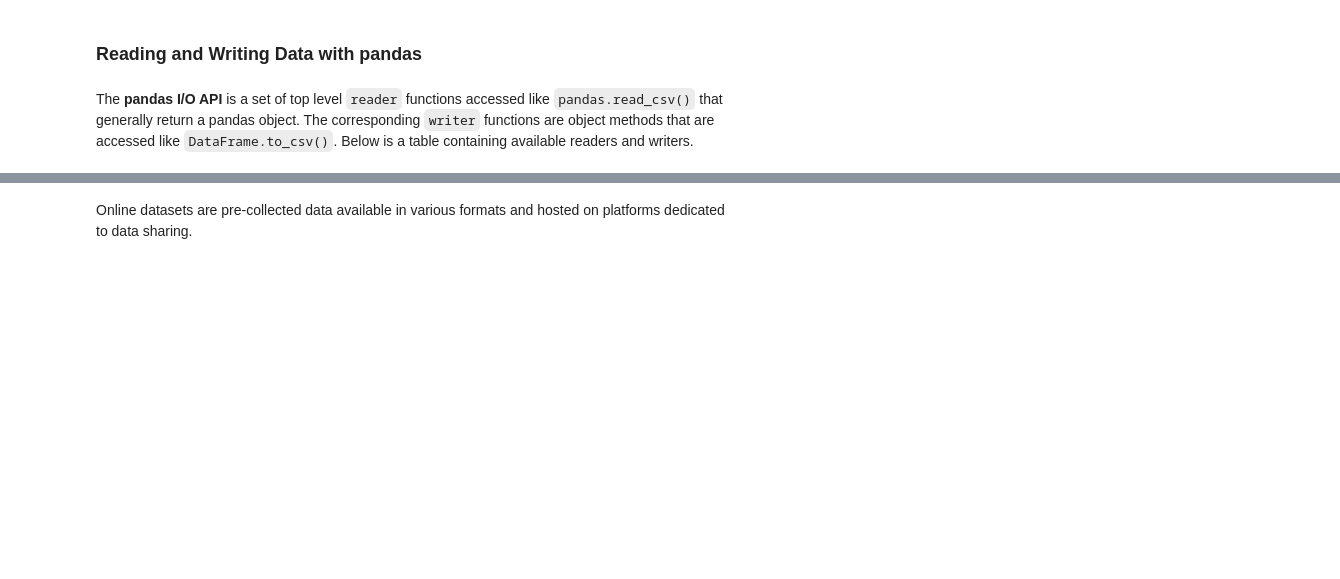
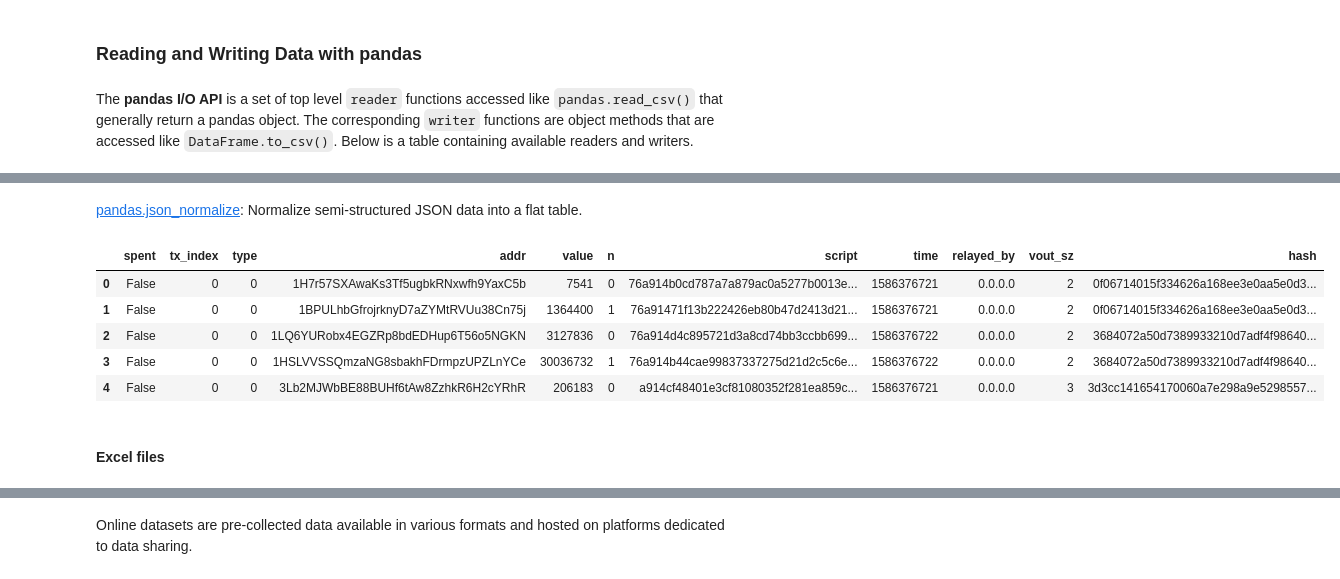
Before and after one commit to ervinstrmcnik/python-data-analytics, a Jupyter notebook: Part_04_Acquiring_Your_Data/Acquiring_Your_Data.ipynb, the cells around one changed output, grey strips where cells are left out. Saved outputs shown, nothing was run; the diff lists cells and outputs as text; code cells hidden in the pictures; blank space fills up the shorter version.

```diff
--- a/Part_04_Acquiring_Your_Data/Acquiring_Your_Data.ipynb
+++ b/Part_04_Acquiring_Your_Data/Acquiring_Your_Data.ipynb
@@ -271,0 +596,20 @@ The **pandas I/O API** is a set of top level `reader` functions accessed like `p
+# %%
+# example 2
+import json
+
+temp_file_path = data_folder_path / "temp_temperatures.json"
+
+with (data_folder_path / "temperatures.json").open("rt") as f:
+    raw_data = json.load(f)
+
+raw_data = raw_data["data"]
+
+with temp_file_path.open("wt") as f:
+    json.dump(raw_data, f, indent=4)
+
+data = pd.read_json(temp_file_path, orient="index")
+
+# remove the file
+temp_file_path.unlink()
+
+data.head()
@@ -271,0 +660,18 @@ The **pandas I/O API** is a set of top level `reader` functions accessed like `p
+# %% [markdown]
+[pandas.json_normalize](https://pandas.pydata.org/pandas-docs/stable/reference/api/pandas.json_normalize.html): Normalize semi-structured JSON data into a flat table.
+# %%
+# example 4
+with (data_folder_path / "transactions.json").open("rt") as f:
+    data = json.load(f)
+
+trans = pd.json_normalize(data["txs"], record_path=["out"], meta=["time", "relayed_by", "vout_sz", "hash"])
+trans.head()
+# %% [output]
+|  | spent | tx_index | type | addr | value | n | script | time | relayed_by | vout_sz | hash |
+| 0 | False | 0 | 0 | 1H7r57SXAwaKs3Tf5ugbkRNxwfh9YaxC5b | 7541 | 0 | 76a914b0cd787a7a879ac0a5277b0013e... | 1586376721 | 0.0.0.0 | 2 | 0f06714015f334626a168ee3e0aa5e0d3... |
+| 1 | False | 0 | 0 | 1BPULhbGfrojrknyD7aZYMtRVUu38Cn75j | 1364400 | 1 | 76a91471f13b222426eb80b47d2413d21... | 1586376721 | 0.0.0.0 | 2 | 0f06714015f334626a168ee3e0aa5e0d3... |
+| 2 | False | 0 | 0 | 1LQ6YURobx4EGZRp8bdEDHup6T56o5NGKN | 3127836 | 0 | 76a914d4c895721d3a8cd74bb3ccbb699... | 1586376722 | 0.0.0.0 | 2 | 3684072a50d7389933210d7adf4f98640... |
+| 3 | False | 0 | 0 | 1HSLVVSSQmzaNG8sbakhFDrmpzUPZLnYCe | 30036732 | 1 | 76a914b44cae99837337275d21d2c5c6e... | 1586376722 | 0.0.0.0 | 2 | 3684072a50d7389933210d7adf4f98640... |
+| 4 | False | 0 | 0 | 3Lb2MJWbBE88BUHf6tAw8ZzhkR6H2cYRhR | 206183 | 0 | a914cf48401e3cf81080352f281ea859c... | 1586376721 | 0.0.0.0 | 3 | 3d3cc141654170060a7e298a9e5298557... |
+# %% [markdown]
+#### Excel files
```
Also changed, not shown: parts of 93 cells of this notebook, 12 other files.
